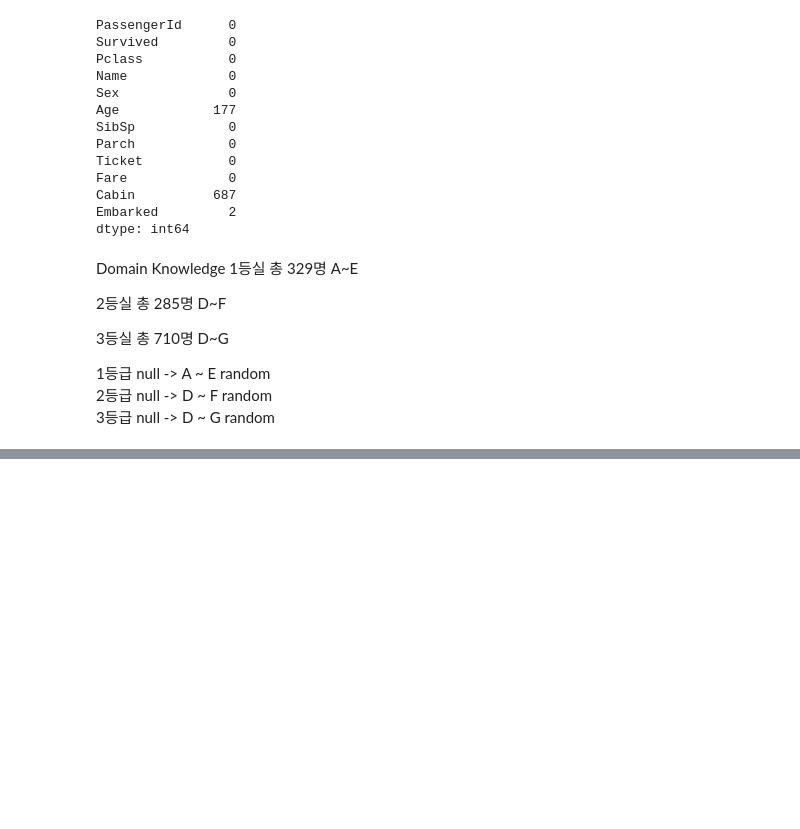
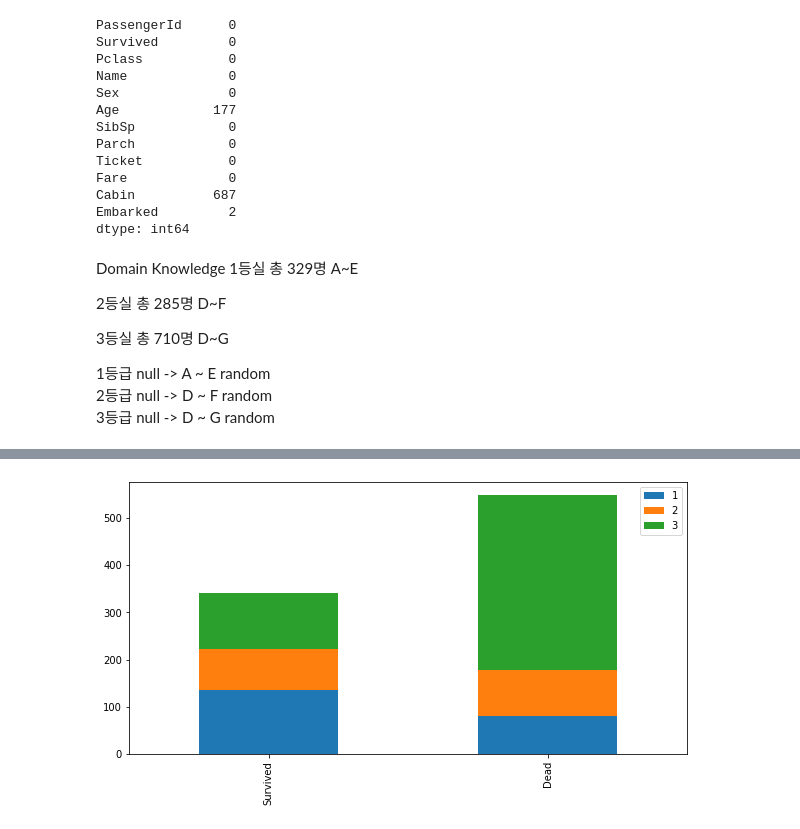
Before and after one commit to gkalstn000/titanic, a Jupyter notebook: titinic.ipynb, the cells around one changed output, grey strips where cells are left out. Cells and saved outputs as stored; diff of their text form; code cells hidden in the pictures; blank space fills up the shorter version.

```diff
--- a/titinic.ipynb
+++ b/titinic.ipynb
@@ -103,0 +129,4 @@ Domain Knowledge
+# %%
+bar_chart('Pclass') # 3등급이 제일 많이 죽음, 1등급이 제일많이 살아남음
+# %% [output]
+[figure, added]
```
Also changed, not shown: parts of 110 cells of this notebook, 3 other files.
